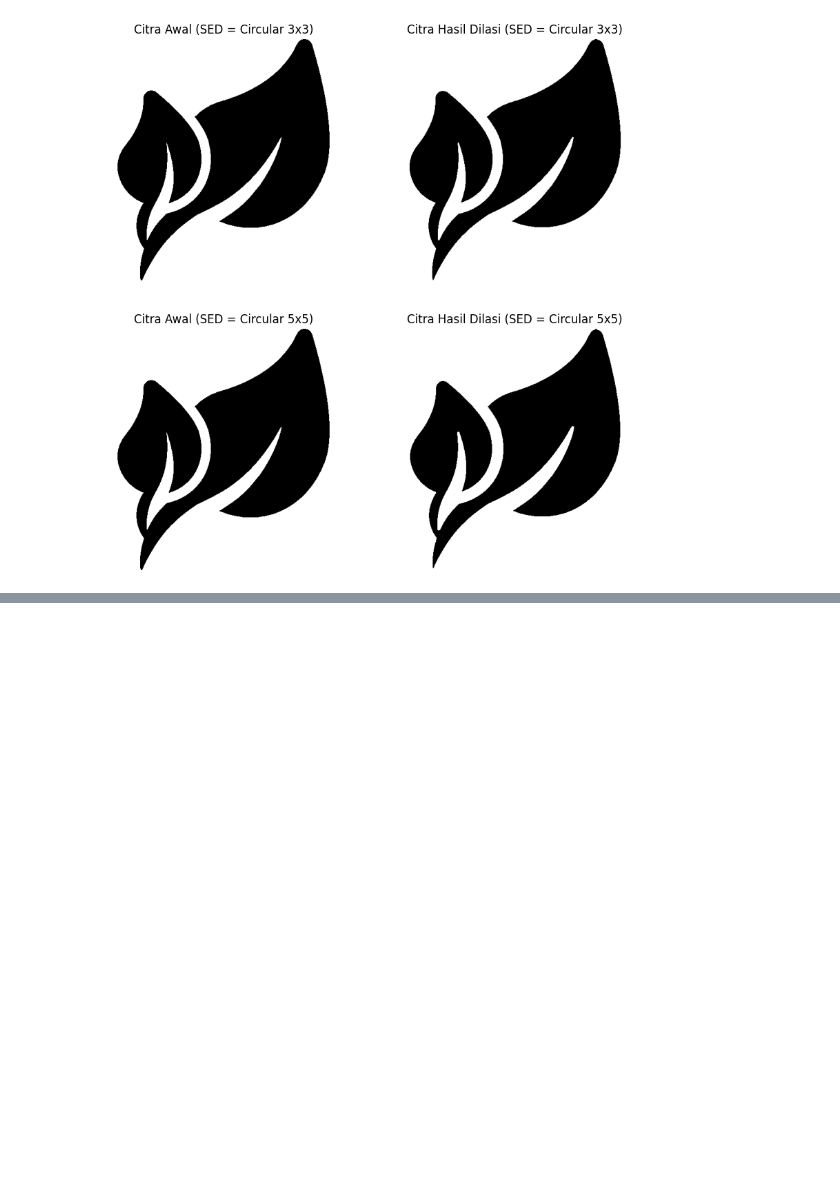
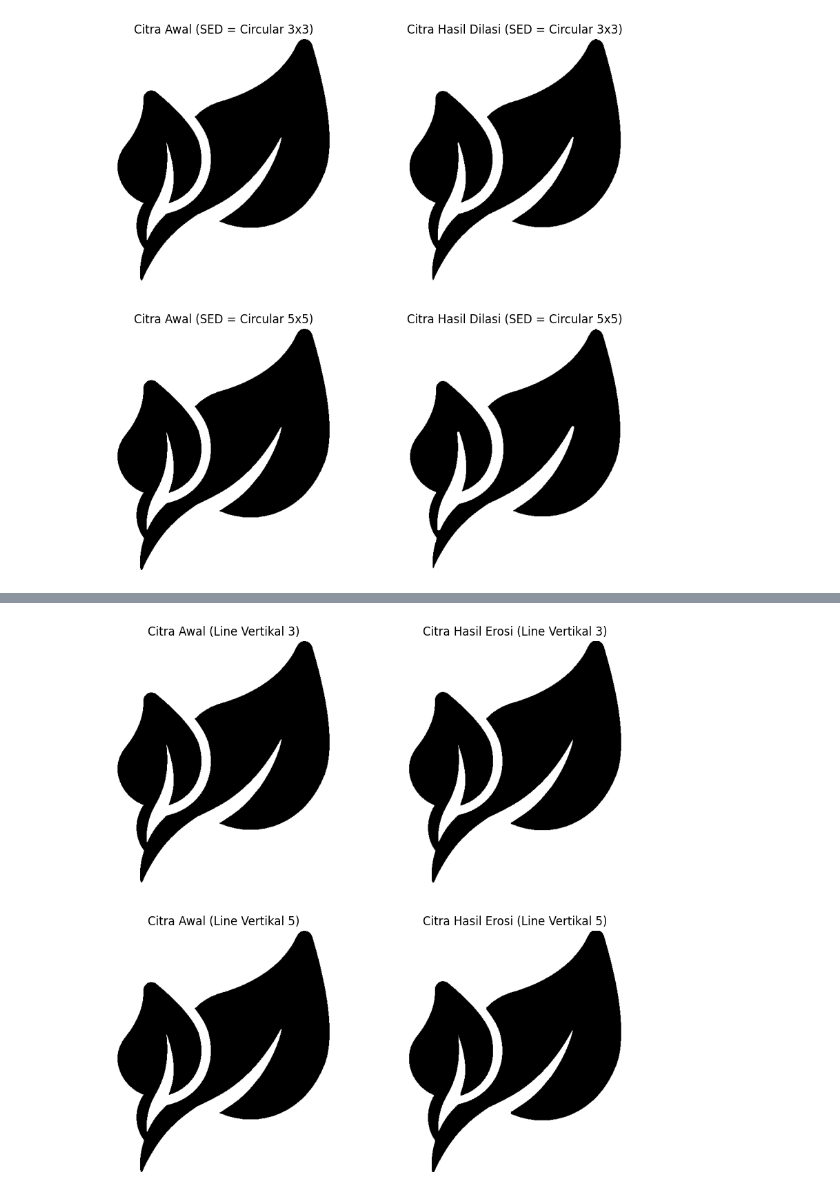
Before and after one commit to latifurrahmanalhamida/PCVK_244107027017_M-LATIFUR, a Jupyter notebook: Modul_9.ipynb, the cells around one changed output, grey strips where cells are left out. Drawn from its saved outputs; the diff is of its cells as text; code cells hidden in the pictures; blank space fills up the shorter version.

```diff
--- a/Modul_9.ipynb
+++ b/Modul_9.ipynb
@@ -588,0 +646,59 @@ else:
+# %%
+#12
+import cv2
+import numpy as np
+import matplotlib.pyplot as plt
+
+# Membaca citra asli
+image = cv2.imread('/content/drive/MyDrive/pcvk/MORFOLOGI PNG.jpg', cv2.IMREAD_GRAYSCALE)
+
+# Cek apakah gambar ditemukan
+if image is None:
+    print("Error: Gambar tidak ditemukan!")
+else:
+    # Lakukan threshold untuk membuat gambar biner (hitam putih)
+    _, binary_image = cv2.threshold(image, 128, 255, cv2.THRESH_BINARY)
+
+    # Structuring Element berbentuk Line Vertikal 3
+    struct_elem_line_3 = cv2.getStructuringElement(cv2.MORPH_RECT, (1, 3))
+
+    # Structuring Element berbentuk Line Vertikal 5
+    struct_elem_line_5 = cv2.getStructuringElement(cv2.MORPH_RECT, (1, 5))
+
+    # Operasi erosi dengan Line Vertikal 3
+    eroded_image_line_3 = cv2.erode(binary_image, struct_elem_line_3)
+
+    # Operasi erosi dengan Line Vertikal 5
+    eroded_image_line_5 = cv2.erode(binary_image, struct_elem_line_5)
+
+    # Tampilkan hasil
+    plt.figure(figsize=(10, 10))
+
+    # Gambar Asli (Line Vertikal 3)
+    plt.subplot(2, 2, 1)
+    plt.imshow(binary_image, cmap='gray')
+    plt.title('Citra Awal (Line Vertikal 3)')
+    plt.axis('off')
+
+    # Gambar Hasil Erosi (Line Vertikal 3)
+    plt.subplot(2, 2, 2)
+    plt.imshow(eroded_image_line_3, cmap='gray')
+    plt.title('Citra Hasil Erosi (Line Vertikal 3)')
+    plt.axis('off')
+
+    # Gambar Asli (Line Vertikal 5)
+    plt.subplot(2, 2, 3)
+    plt.imshow(binary_image, cmap='gray')
+    plt.title('Citra Awal (Line Vertikal 5)')
+    plt.axis('off')
+
+    # Gambar Hasil Erosi (Line Vertikal 5)
+    plt.subplot(2, 2, 4)
+    plt.imshow(eroded_image_line_5, cmap='gray')
+    plt.title('Citra Hasil Erosi (Line Vertikal 5)')
+    plt.axis('off')
+
+    # Tampilkan gambar
+    plt.show()
+# %% [output]
+[figure, added]
```
Also changed, not shown: parts of 2 cells of this notebook.
